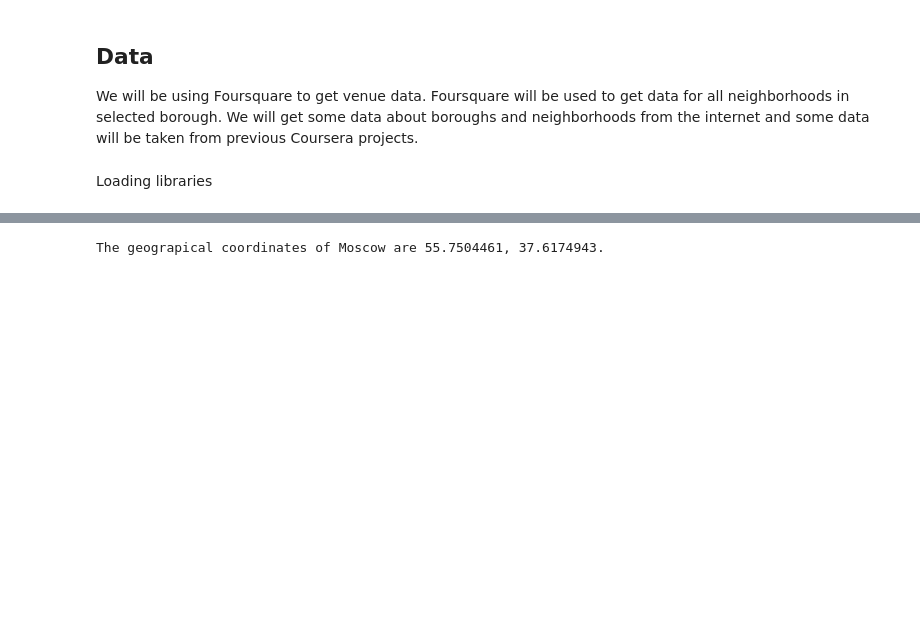
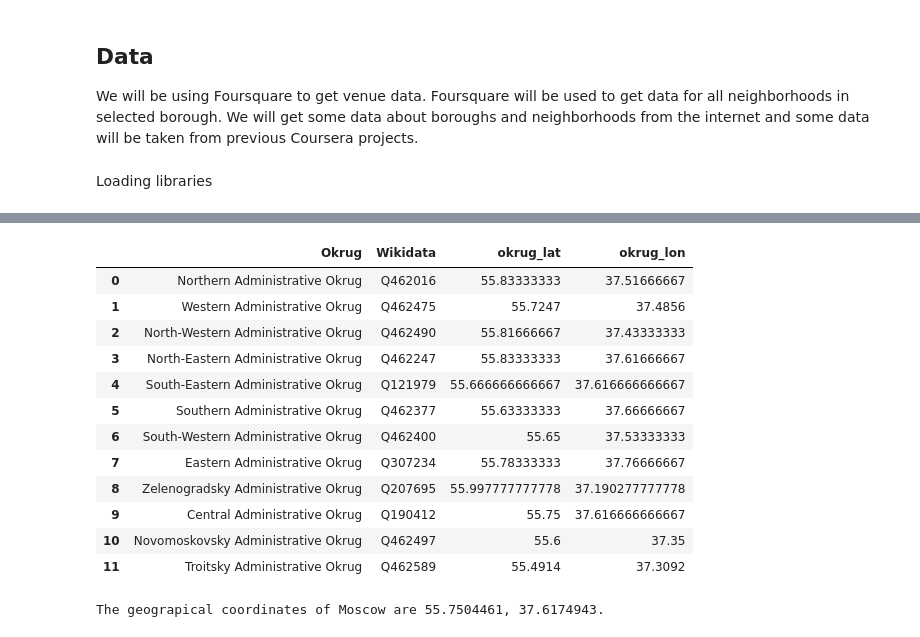
Before and after one commit to xzeqtr/Coursera_IBM_Data_Science, a Jupyter notebook: Final1.ipynb, the cells around one changed output, grey strips where cells are left out. Drawn from its saved outputs; the diff is of its cells as text; code cells hidden in the pictures; blank space fills up the shorter version.

```diff
--- a/Final1.ipynb
+++ b/Final1.ipynb
@@ -13,7 +13,7 @@ from bs4 import BeautifulSoup
 import requests
 import re
 # %%
-url = 'https://en.wikipedia.org/wiki/Administrative_divisions_of_Moscow'
-response = requests.get(url)
-soup = BeautifulSoup(response.text, 'html.parser')
+# url = 'https://en.wikipedia.org/wiki/Administrative_divisions_of_Moscow'
+# response = requests.get(url)
+# soup = BeautifulSoup(response.text, 'html.parser')
 # %%
@@ -78,0 +145,21 @@ df
+# %%
+import requests
+import json
+overpass_url = "http://overpass-api.de/api/interpreter"
+overpass_query = """
+[out:json];
+area["addr:country"="RU"]["addr:region"="Москва"][admin_level=5];
+out;
+"""
+response = requests.get(overpass_url,
+                        params={'data': overpass_query})
+data = response.json()
+Okrug_Names = []
+wikidata = []
+for i in range(len(data['elements'])):
+    Okrug_Names.append(data['elements'][i]['tags']['name:en'])
+    wikidata.append(data['elements'][i]['tags']['wikidata'])
+dff = pd.DataFrame(data=None, index=None, columns=['Okrug', 'Wikidata'], dtype=None, copy=False)
+dff['Okrug'] = Okrug_Names
+dff['Wikidata'] = wikidata
+dff
@@ -79,3 +180,29 @@ df
+# %%
+baseurl = 'https://www.wikidata.org/wiki/'
+okrug_lat = []
+okrug_lon = []
+for el in dff['Wikidata']:
+    url = ''.join([baseurl, el])
+    response = requests.get(url).text
+    okrug_lat.append(re.findall(r'data-lat="(\d+\.\d+)" ', response)[0])
+    okrug_lon.append(re.findall(r'data-lon="(\d+\.\d+)" ', response)[0])
+dff['okrug_lat'] = okrug_lat
+dff['okrug_lon'] = okrug_lon
+dff
+# %% [output]
+|  | Okrug | Wikidata | okrug_lat | okrug_lon |
+| 0 | Northern Administrative Okrug | Q462016 | 55.83333333 | 37.51666667 |
+| 1 | Western Administrative Okrug | Q462475 | 55.7247 | 37.4856 |
+| 2 | North-Western Administrative Okrug | Q462490 | 55.81666667 | 37.43333333 |
+| 3 | North-Eastern Administrative Okrug | Q462247 | 55.83333333 | 37.61666667 |
+| 4 | South-Eastern Administrative Okrug | Q121979 | 55.666666666667 | 37.616666666667 |
+| 5 | Southern Administrative Okrug | Q462377 | 55.63333333 | 37.66666667 |
+| 6 | South-Western Administrative Okrug | Q462400 | 55.65 | 37.53333333 |
+| 7 | Eastern Administrative Okrug | Q307234 | 55.78333333 | 37.76666667 |
+| 8 | Zelenogradsky Administrative Okrug | Q207695 | 55.997777777778 | 37.190277777778 |
+| 9 | Central Administrative Okrug | Q190412 | 55.75 | 37.616666666667 |
+| 10 | Novomoskovsky Administrative Okrug | Q462497 | 55.6 | 37.35 |
+| 11 | Troitsky Administrative Okrug | Q462589 | 55.4914 | 37.3092 |
 # %%
 import folium # map rendering library
 from geopy.geocoders import Nominatim # convert an address into latitude and longitude values
```
Also changed, not shown: parts of 23 cells of this notebook, 3 other files.
